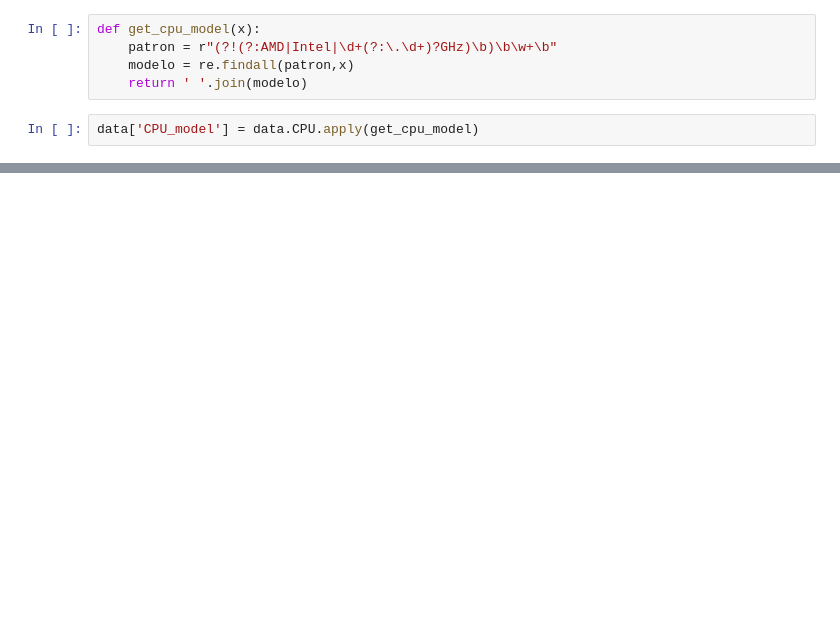
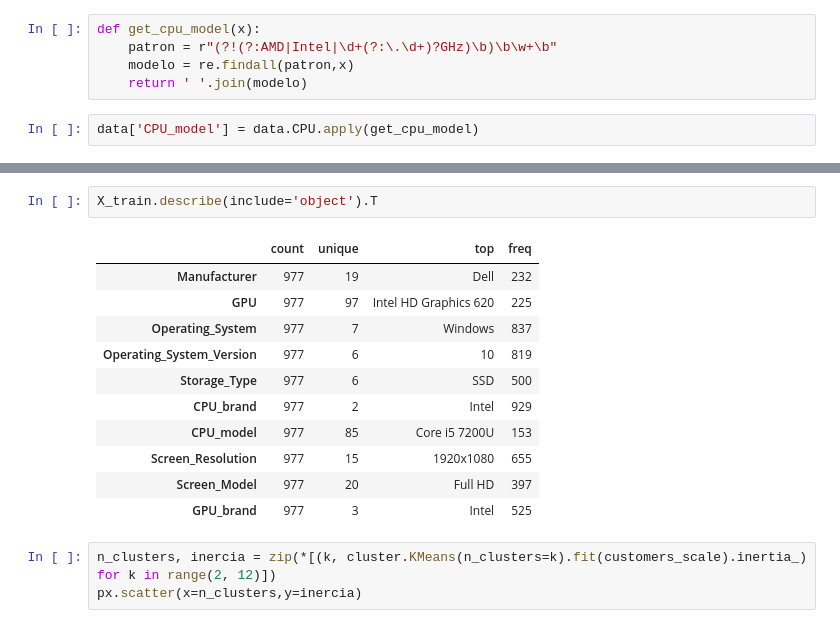
Before and after one commit to gusavato/IRONHACK_Kaggle_competition, a Jupyter notebook: jupyter/EDA.ipynb, the cells around one changed output, grey strips where cells are left out. Saved outputs shown, nothing was run; the diff lists cells and outputs as text; blank space fills up the shorter version.

```diff
--- a/jupyter/EDA.ipynb
+++ b/jupyter/EDA.ipynb
@@ -420,0 +714,17 @@ data.head()
+# %%
+X_train.describe(include='object').T
+# %% [output]
+|  | count | unique | top | freq |
+| Manufacturer | 977 | 19 | Dell | 232 |
+| GPU | 977 | 97 | Intel HD Graphics 620 | 225 |
+| Operating_System | 977 | 7 | Windows | 837 |
+| Operating_System_Version | 977 | 6 | 10 | 819 |
+| Storage_Type | 977 | 6 | SSD | 500 |
+| CPU_brand | 977 | 2 | Intel | 929 |
+| CPU_model | 977 | 85 | Core i5 7200U | 153 |
+| Screen_Resolution | 977 | 15 | 1920x1080 | 655 |
+| Screen_Model | 977 | 20 | Full HD | 397 |
+| GPU_brand | 977 | 3 | Intel | 525 |
+# %%
+n_clusters, inercia = zip(*[(k, cluster.KMeans(n_clusters=k).fit(customers_scale).inertia_) for k in range(2, 12)])
+px.scatter(x=n_clusters,y=inercia)
```
Also changed, not shown: parts of 47 cells of this notebook, 2 other files.
